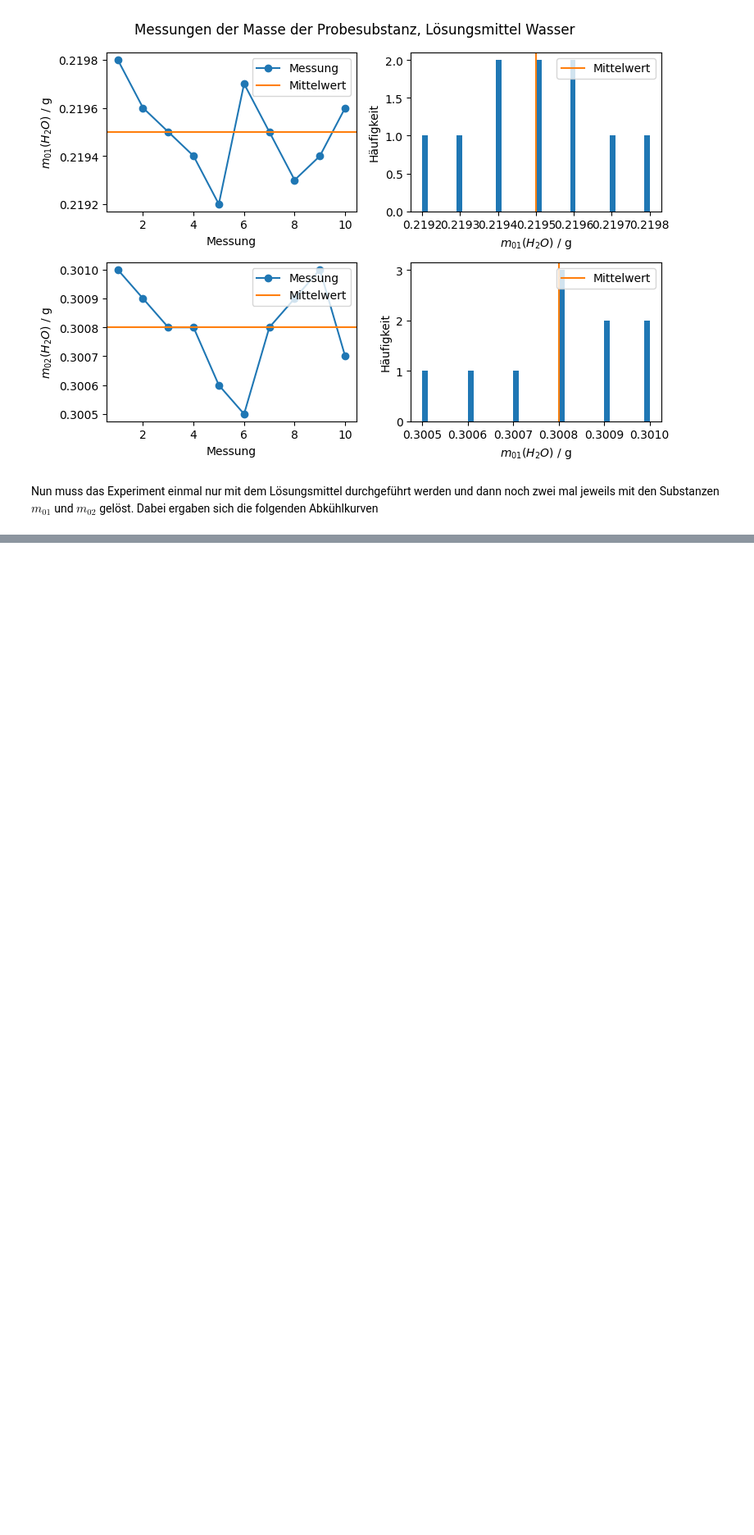
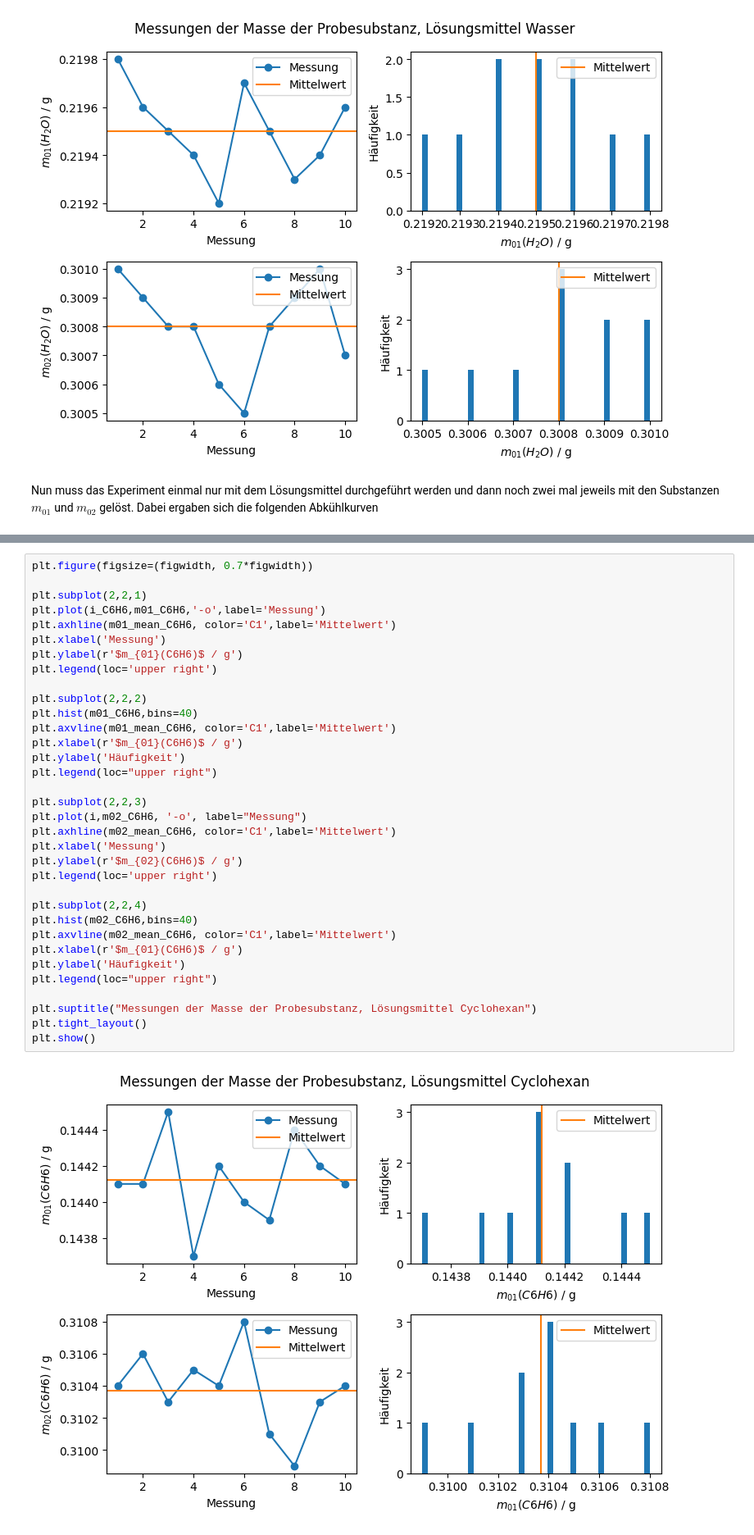
Before and after one commit to HansoTell/Computercafe, a Jupyter notebook: V4J/V4.ipynb, the cells around one changed output, grey strips where cells are left out. Shown at 82% size. Cells and saved outputs as stored; diff of their text form; blank space fills up the shorter version.

```diff
--- a/V4J/V4.ipynb
+++ b/V4J/V4.ipynb
@@ -444,0 +521,36 @@ print(data)
+# %%
+plt.figure(figsize=(figwidth, 0.7*figwidth))
+
+plt.subplot(2,2,1)
+plt.plot(i_C6H6,m01_C6H6,'-o',label='Messung')
+plt.axhline(m01_mean_C6H6, color='C1',label='Mittelwert')
+plt.xlabel('Messung')
+plt.ylabel(r'$m_{01}(C6H6)$ / g')
+plt.legend(loc='upper right')
+
+plt.subplot(2,2,2)
+plt.hist(m01_C6H6,bins=40)
+plt.axvline(m01_mean_C6H6, color='C1',label='Mittelwert')
+plt.xlabel(r'$m_{01}(C6H6)$ / g')
+plt.ylabel('Häufigkeit')
+plt.legend(loc="upper right")
+
+plt.subplot(2,2,3)
+plt.plot(i,m02_C6H6, '-o', label="Messung")
+plt.axhline(m02_mean_C6H6, color='C1',label='Mittelwert')
+plt.xlabel('Messung')
+plt.ylabel(r'$m_{02}(C6H6)$ / g')
+plt.legend(loc='upper right')
+
+plt.subplot(2,2,4)
+plt.hist(m02_C6H6,bins=40)
+plt.axvline(m02_mean_C6H6, color='C1',label='Mittelwert')
+plt.xlabel(r'$m_{01}(C6H6)$ / g')
+plt.ylabel('Häufigkeit')
+plt.legend(loc="upper right")
+
+plt.suptitle("Messungen der Masse der Probesubstanz, Lösungsmittel Cyclohexan")
+plt.tight_layout()
+plt.show()
+# %% [output]
+[figure, added]
```
Also changed, not shown: parts of 19 cells of this notebook.
